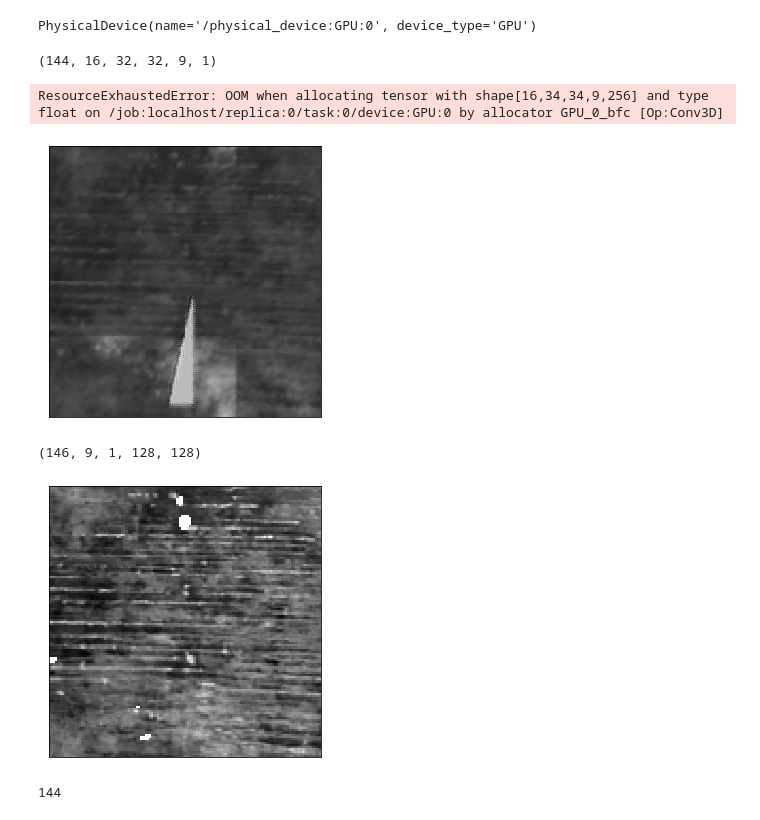
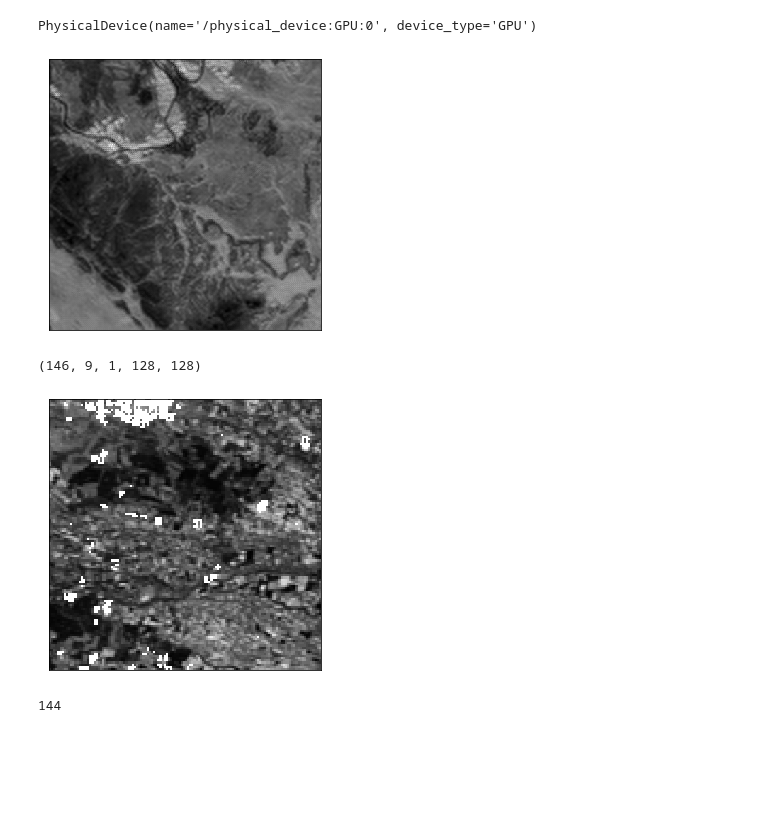
Before and after one commit to mmbajo/PROBA-V, a Jupyter notebook: notebooks/Patches.ipynb, the cells around one changed output. Saved outputs shown, nothing was run; the diff lists cells and outputs as text; code cells hidden in the pictures; blank space fills up the shorter version.

```diff
--- a/notebooks/Patches.ipynb
+++ b/notebooks/Patches.ipynb
@@ -171,6 +0,0 @@ np.sum(allMskLR[0][0, 0] > 0)/(128*128)
-# %%
-def plot(img):
-    plt.figure(figsize=[5,5])
-    plt.imshow(img, cmap = 'gray', interpolation = 'none')
-    plt.xticks([]), plt.yticks([])  # to hide tick values on X and Y axis
-    plt.show()
@@ -630,19 +261,15 @@ def reconstruct_from_patches(images):
             block_n += 1
 
     return rec_img.reshape((384, 384, 1))
-# %%
-main()
-# %% [output]
-(144, 16, 32, 32, 9, 1)
-ResourceExhaustedError: OOM when allocating tensor with shape[16,34,34,9,256] and type float on /job:localhost/replica:0/task:0/device:GPU:0 by allocator GPU_0_bfc [Op:Conv3D]
 # %%
 import matplotlib.pyplot as plt
-testout = '/home/mark/DataBank/PROBA-V-CHKPT/testout'
+from skimage import io
+testout = '/home/mark/DataBank/PROBA-V-CHKPT/testout_patch38'
 names = sorted(os.listdir(testout))
-x = io.imread(os.path.join(testout, names[0]))
+x = io.imread(os.path.join(testout, names[200]))
 plot(x)
 # %% [output]
-[figure, old version]
+[figure, new version]
 # %%
 LR='/home/mark/DataBank/PROBA-V-CHKPT/trimmedArrayDir'
 band = 'RED'
@@ -652,9 +279,9 @@ X = X.transpose((0, 3, 4, 1, 2))
 # %% [output]
 (146, 9, 1, 128, 128)
 # %%
-plot(X[0, :, : , 8, 0])
+plot(X[1, :, : , 5, 0])
 # %% [output]
-[figure, old version]
+[figure, new version]
 # %%
 len(names)
 # %% [output]
```
Also changed, not shown: parts of 65 cells of this notebook, 3 other files.
